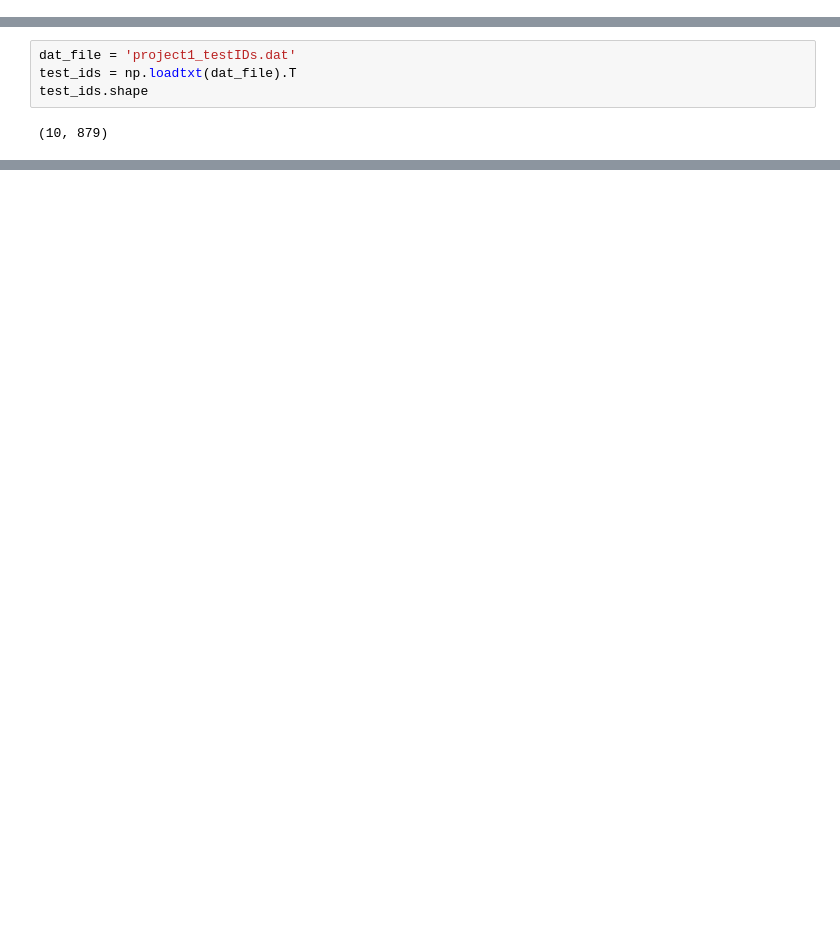
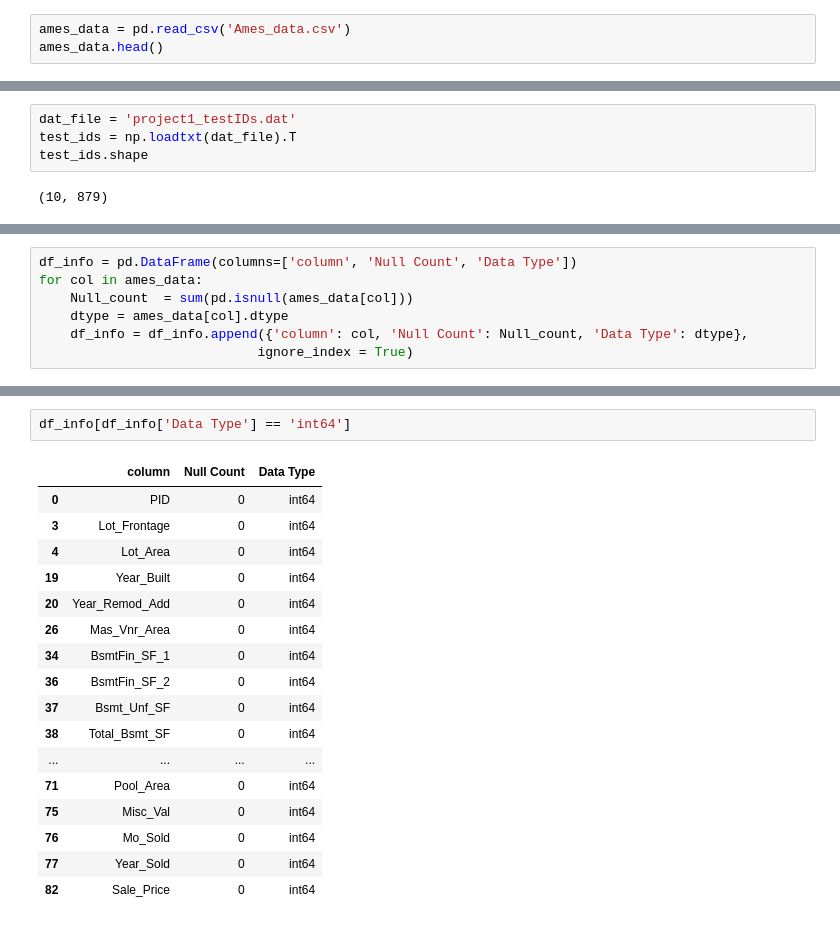
Before and after one commit to SandipSonawane/UIUC-STAT542-Statistical-Learning, a Jupyter notebook: Project 1- Predict the Housing Prices in Ames/EDA.ipynb, the cells around one changed output, grey strips where cells are left out. Cells and saved outputs as stored; diff of their text form; blank space fills up the shorter version.

```diff
--- a/Project 1- Predict the Housing Prices in Ames/EDA.ipynb
+++ b/Project 1- Predict the Housing Prices in Ames/EDA.ipynb
@@ -12,3 +23,6 @@
 import numpy as np
 import pandas as pd
 np.set_printoptions(suppress=True)
+# %%
+ames_data = pd.read_csv('Ames_data.csv')
+ames_data.head()
@@ -23,0 +61,7 @@ test_ids.shape
+# %%
+df_info = pd.DataFrame(columns=['column', 'Null Count', 'Data Type'])
+for col in ames_data:
+    Null_count  = sum(pd.isnull(ames_data[col]))
+    dtype = ames_data[col].dtype
+    df_info = df_info.append({'column': col, 'Null Count': Null_count, 'Data Type': dtype},
+                            ignore_index = True)
@@ -23,0 +77,20 @@ test_ids.shape
+# %%
+df_info[df_info['Data Type'] == 'int64']
+# %% [output]
+|  | column | Null Count | Data Type |
+| 0 | PID | 0 | int64 |
+| 3 | Lot_Frontage | 0 | int64 |
+| 4 | Lot_Area | 0 | int64 |
+| 19 | Year_Built | 0 | int64 |
+| 20 | Year_Remod_Add | 0 | int64 |
+| 26 | Mas_Vnr_Area | 0 | int64 |
+| 34 | BsmtFin_SF_1 | 0 | int64 |
+| 36 | BsmtFin_SF_2 | 0 | int64 |
+| 37 | Bsmt_Unf_SF | 0 | int64 |
+| 38 | Total_Bsmt_SF | 0 | int64 |
+| ... | ... | ... | ... |
+| 71 | Pool_Area | 0 | int64 |
+| 75 | Misc_Val | 0 | int64 |
+| 76 | Mo_Sold | 0 | int64 |
+| 77 | Year_Sold | 0 | int64 |
+| 82 | Sale_Price | 0 | int64 |
```
Also changed, not shown: parts of 17 cells of this notebook, 1 other file.
